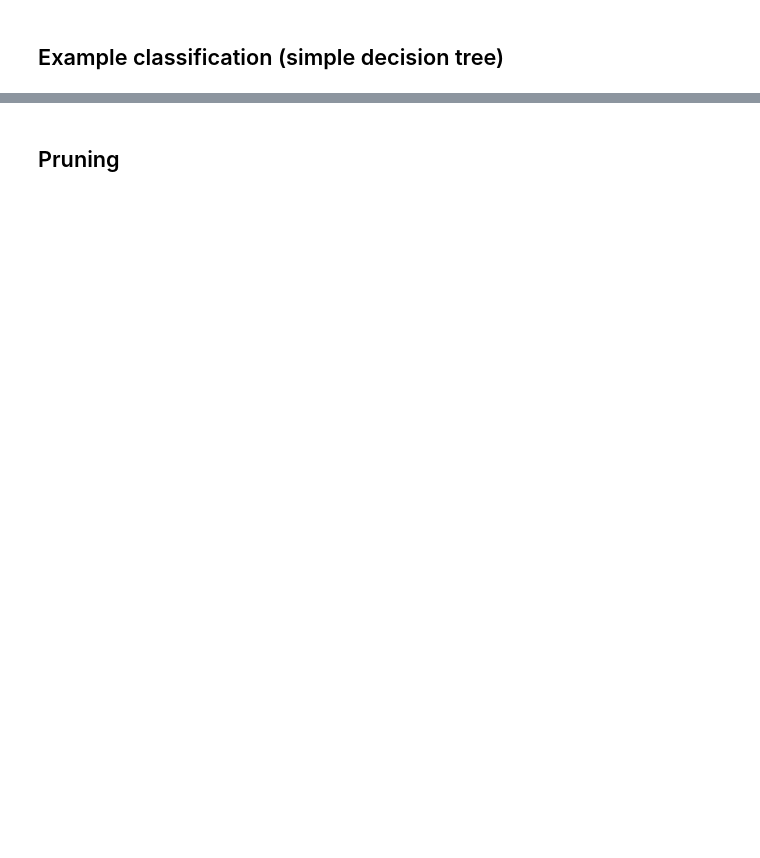
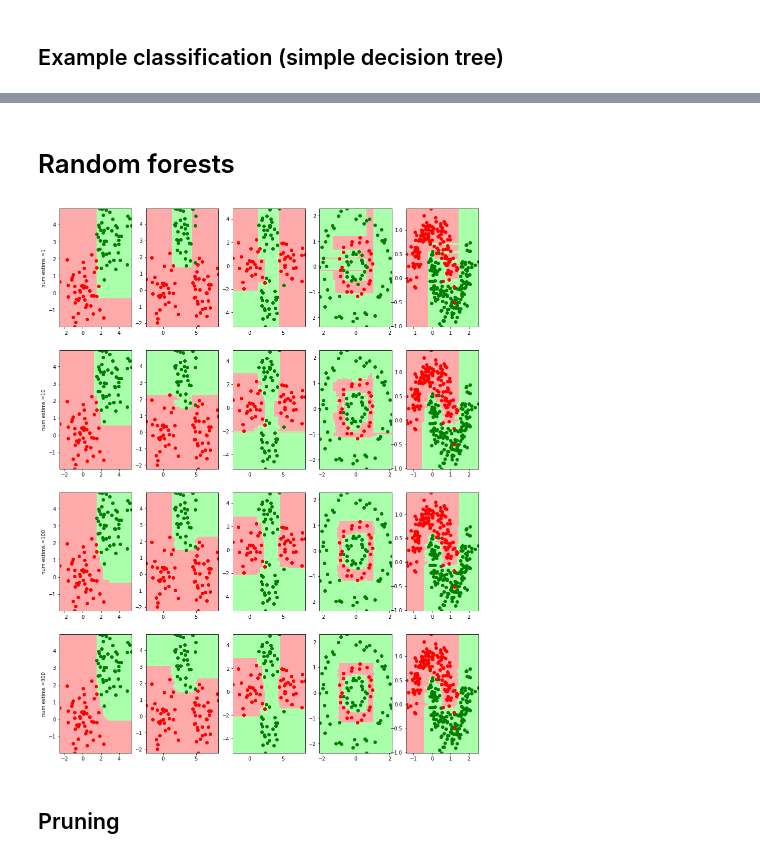
Before and after one commit to goto40/woodland, a Jupyter notebook: woodland_book/decision_trees.ipynb, the cells around one changed output, grey strips where cells are left out. Cells and saved outputs as stored; diff of their text form; code cells hidden in the pictures; blank space fills up the shorter version.

```diff
--- a/woodland_book/decision_trees.ipynb
+++ b/woodland_book/decision_trees.ipynb
@@ -149,2 +149,22 @@ for n in range(N):
+# %% [markdown]
+# Random forests
+# %%
+from sklearn.ensemble import RandomForestClassifier
+N=5
+idx=0
+params=[1,10,100,300]
+M=len(params)
+
+figure(figsize=[15,5*M])
+for m in range(M):
+    for n in range(N):
+        if n==1:
+            ylabel(f"num estims.={params[m]}")
+        idx += 1
+        subplot(M,N,idx)
+        model = RandomForestClassifier(random_state=0, n_estimators=params[m])
+        train_and_show(model, make_challange(n))
+# %% [output]
+[figure, added]
 # %% [markdown]
 ## Pruning
```
Also changed, not shown: parts of 4 cells of this notebook.
